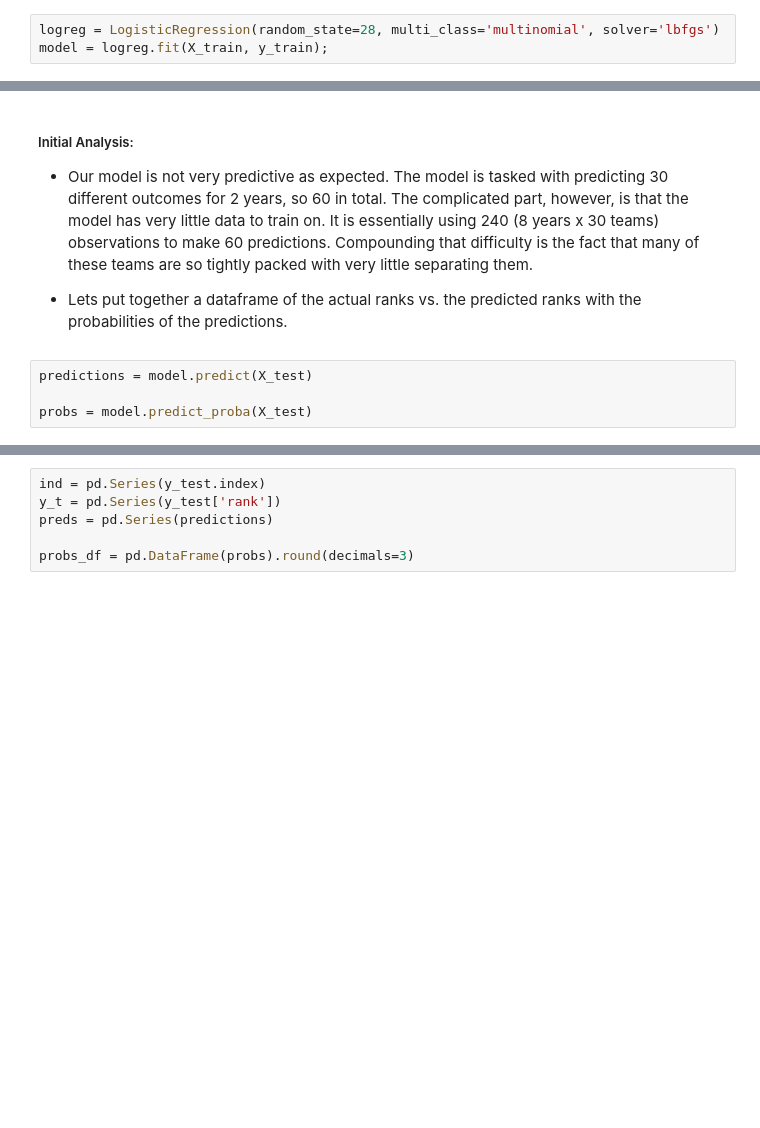
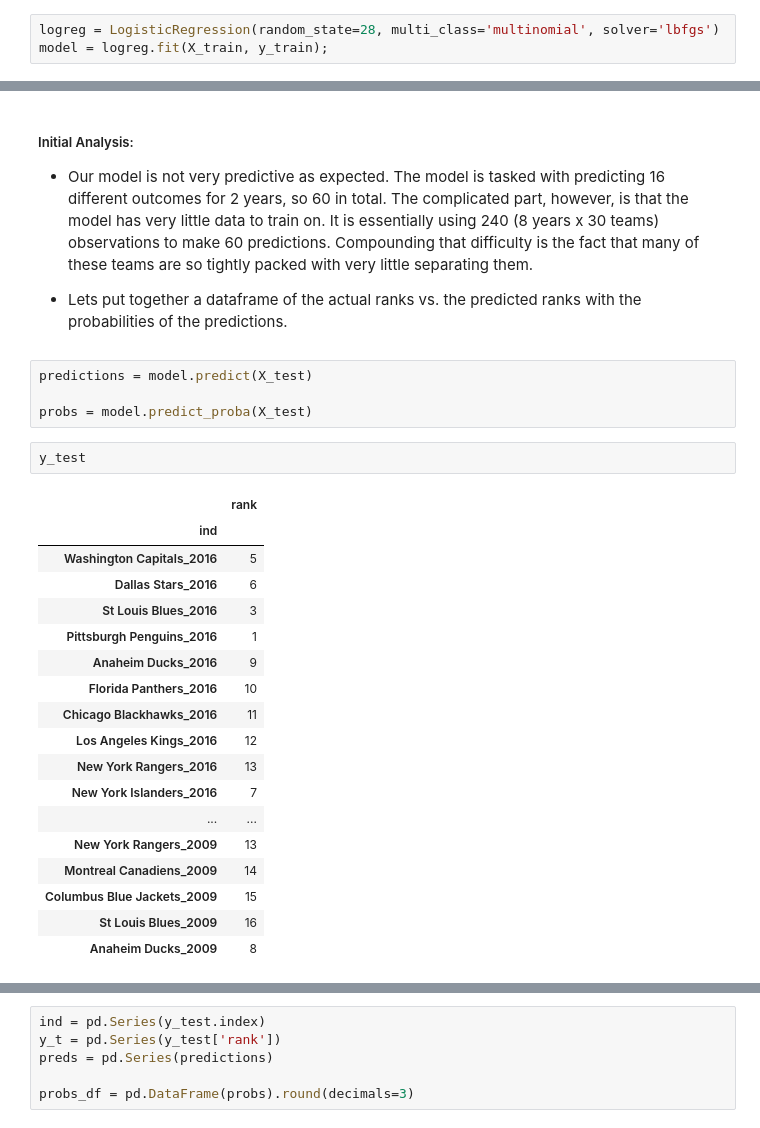
Before and after one commit to cmanley10/Predicting-NHL-Team-Success, a Jupyter notebook: Modeling.ipynb, the cells around one changed output, grey strips where cells are left out. Drawn from its saved outputs; the diff is of its cells as text; blank space fills up the shorter version.

```diff
--- a/Modeling.ipynb
+++ b/Modeling.ipynb
@@ -120,10 +122,31 @@ model.score(X_test, y_test)
 # %% [markdown]
 ##### Initial Analysis:
 
- - Our model is not very predictive as expected. The model is tasked with predicting 30 different outcomes for 2 years, so 60 in total. The complicated part, however, is that the model has very little data to train on. It is essentially using 240 (8 years x 30 teams) observations to make 60 predictions. Compounding that difficulty is the fact that many of these teams are so tightly packed with very little separating them.
+ - Our model is not very predictive as expected. The model is tasked with predicting 16 different outcomes for 2 years, so 60 in total. The complicated part, however, is that the model has very little data to train on. It is essentially using 240 (8 years x 30 teams) observations to make 60 predictions. Compounding that difficulty is the fact that many of these teams are so tightly packed with very little separating them.
 
  - Lets put together a dataframe of the actual ranks vs. the predicted ranks with the probabilities of the predictions.
 # %%
 predictions = model.predict(X_test)
 
 probs = model.predict_proba(X_test)
+# %%
+y_test
+# %% [output]
+|  | rank |
+| ind |  |
+| Washington Capitals_2016 | 5 |
+| Dallas Stars_2016 | 6 |
+| St Louis Blues_2016 | 3 |
+| Pittsburgh Penguins_2016 | 1 |
+| Anaheim Ducks_2016 | 9 |
+| Florida Panthers_2016 | 10 |
+| Chicago Blackhawks_2016 | 11 |
+| Los Angeles Kings_2016 | 12 |
+| New York Rangers_2016 | 13 |
+| New York Islanders_2016 | 7 |
+| ... | ... |
+| New York Rangers_2009 | 13 |
+| Montreal Canadiens_2009 | 14 |
+| Columbus Blue Jackets_2009 | 15 |
+| St Louis Blues_2009 | 16 |
+| Anaheim Ducks_2009 | 8 |
```
Also changed, not shown: parts of 18 cells of this notebook, 20 other files.
